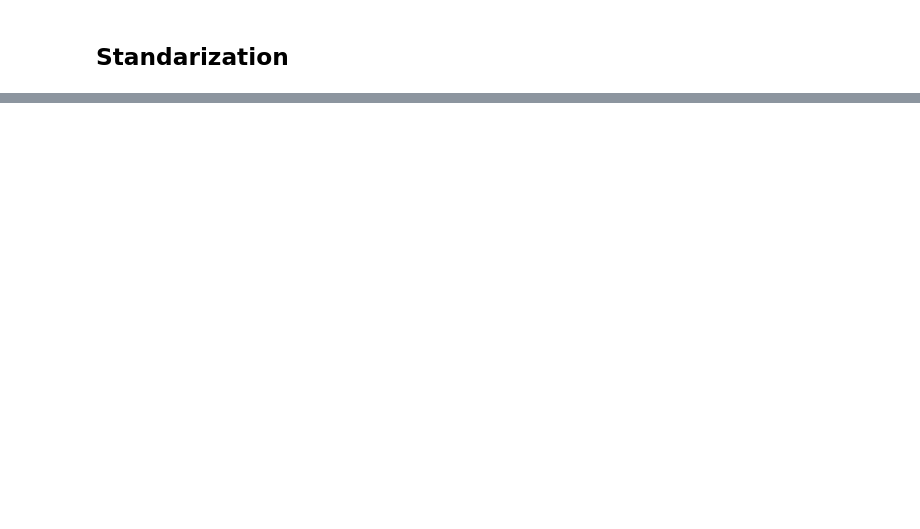
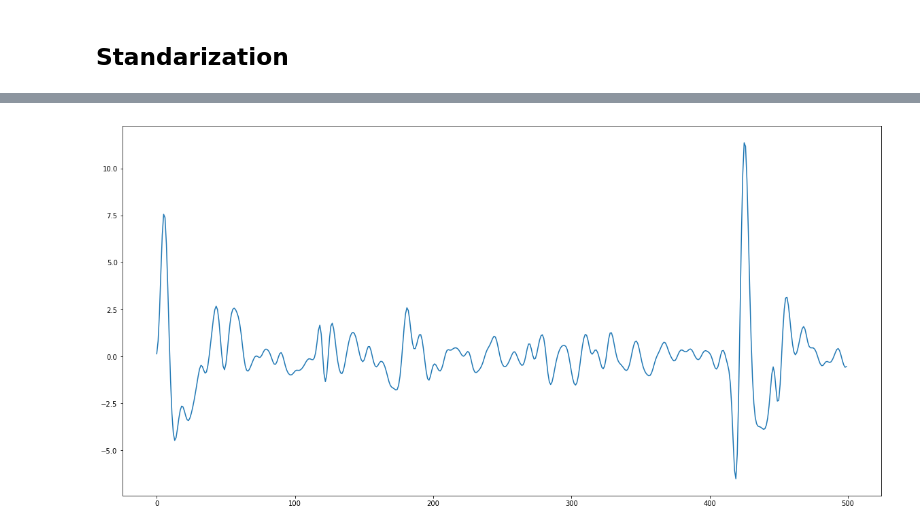
Before and after one commit to edublancas/neural-clustering, a Jupyter notebook: notebooks/pipeline.ipynb, the cells around one changed output, grey strips where cells are left out. Cells and saved outputs as stored; diff of their text form; code cells hidden in the pictures; blank space fills up the shorter version.

```diff
--- a/notebooks/pipeline.ipynb
+++ b/notebooks/pipeline.ipynb
@@ -46,0 +42,4 @@ IndexError: too many indices for array
+# %%
+plot(standarized)
+# %% [output]
+[figure, added]
```
Also changed, not shown: parts of 7 cells of this notebook.
